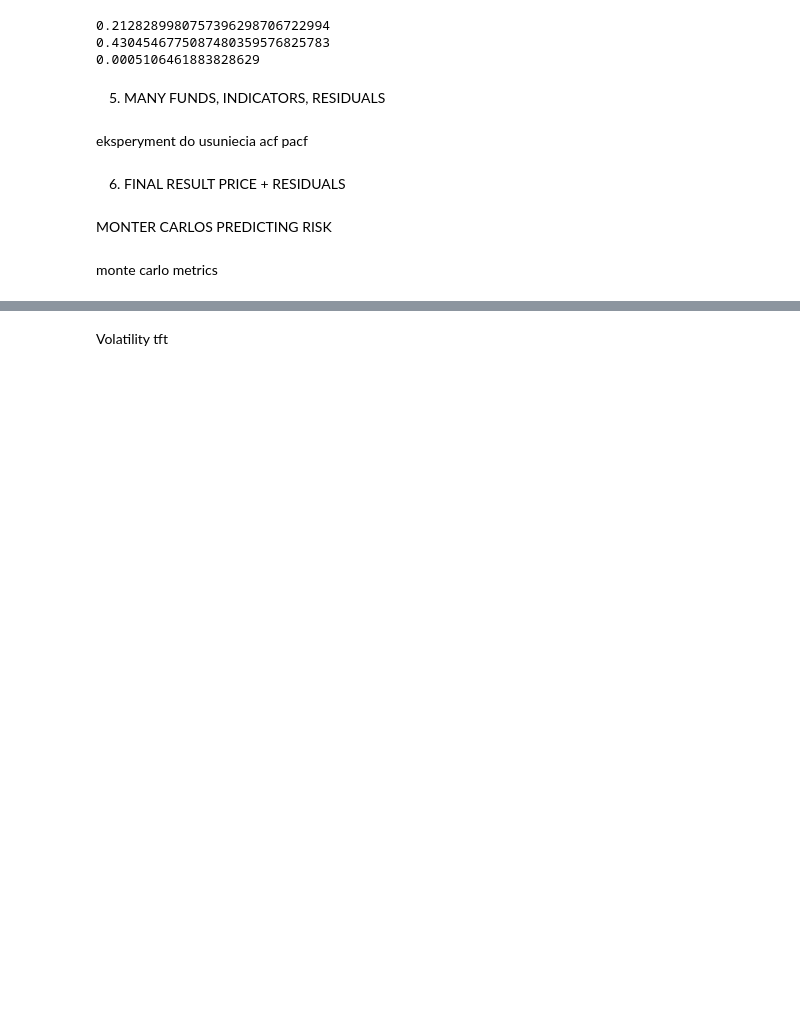
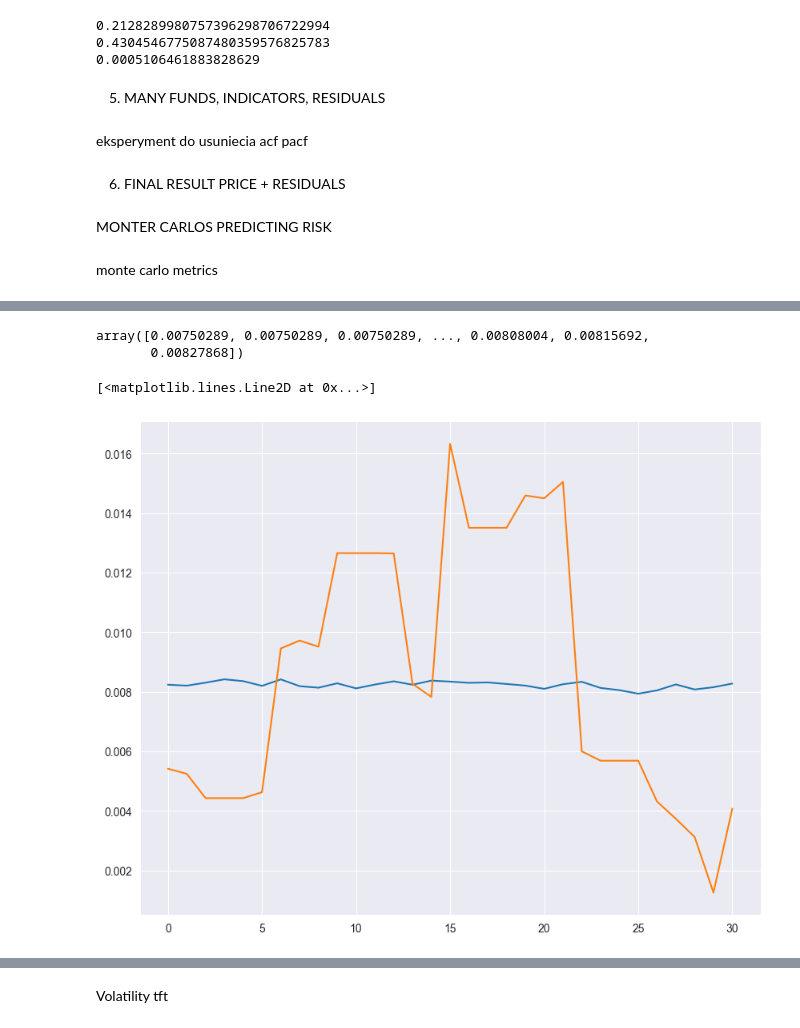
Before and after one commit to akrokosz/HF_Thesis, a Jupyter notebook: main.ipynb, the cells around one changed output, grey strips where cells are left out. Saved outputs shown, nothing was run; the diff lists cells and outputs as text; code cells hidden in the pictures; blank space fills up the shorter version.

```diff
--- a/main.ipynb
+++ b/main.ipynb
@@ -1022,6 +920,8 @@ def volatility_mc(price_paths: pd.DataFrame):
     return pp_df.mean(axis=1)
 # %%
 simv = volatility_mc(pp)
+# %%
+simv = np.array(simv)
 # %% [markdown]
 monte carlo metrics
 # %%
@@ -1048,3 +948,15 @@ Convergence Factor: 1.052480672025738
+# %%
+simv
+# %% [output]
+array([0.00750289, 0.00750289, 0.00750289, ..., 0.00808004, 0.00815692,
+       0.00827868])
+# %%
+plt.figure(figsize=(10, 8))
+plt.plot(simv[-31:])
+plt.plot(range(0,31),funds_w_names["DTLE.L"]["Rolling Volatility"][-31:])
+# %% [output]
+[<matplotlib.lines.Line2D at 0x...>]
+[figure, added]
 # %%
 plt.figure(figsize=(10, 8))
 plt.plot(pp)
```
Also changed, not shown: parts of 35 cells of this notebook.
